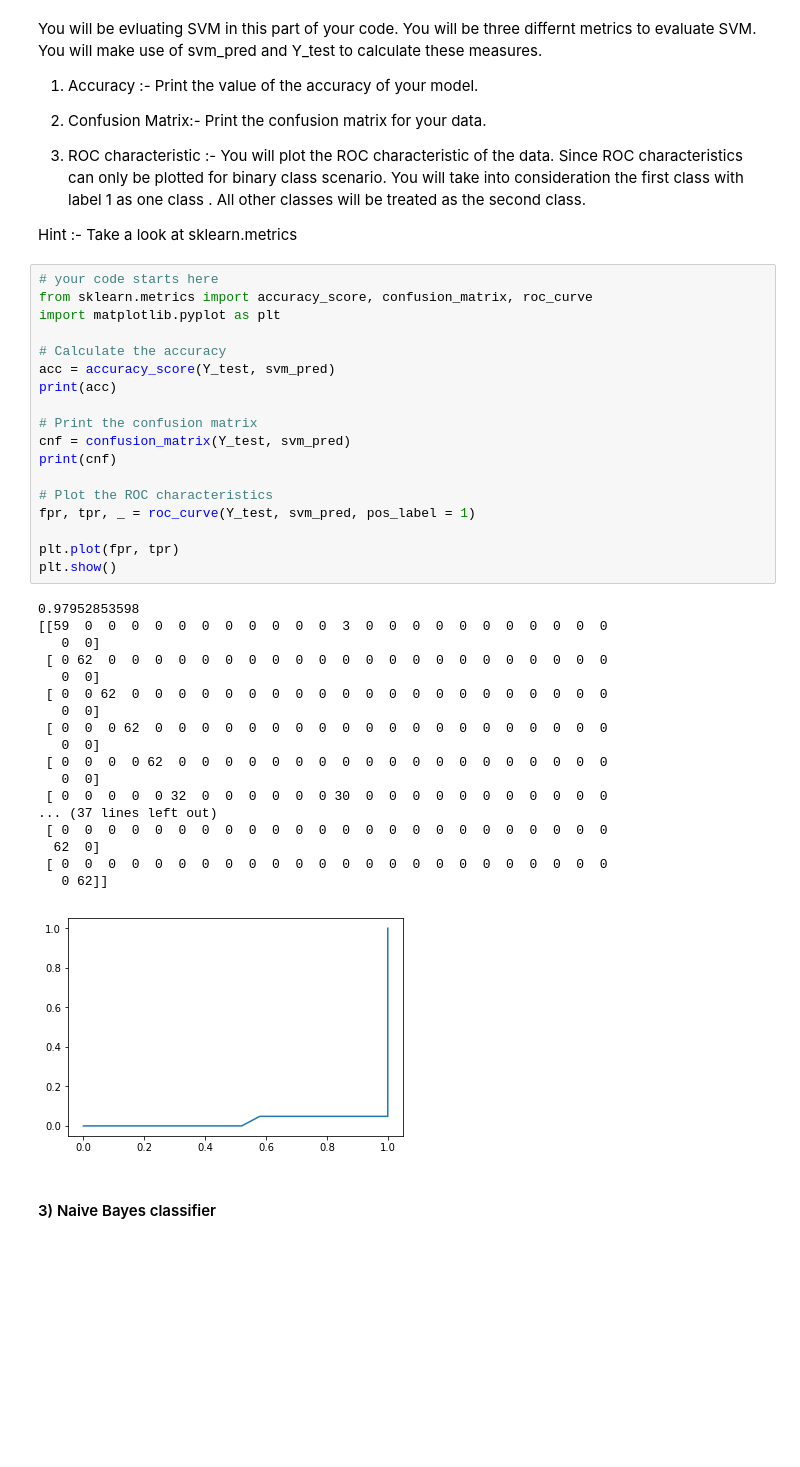
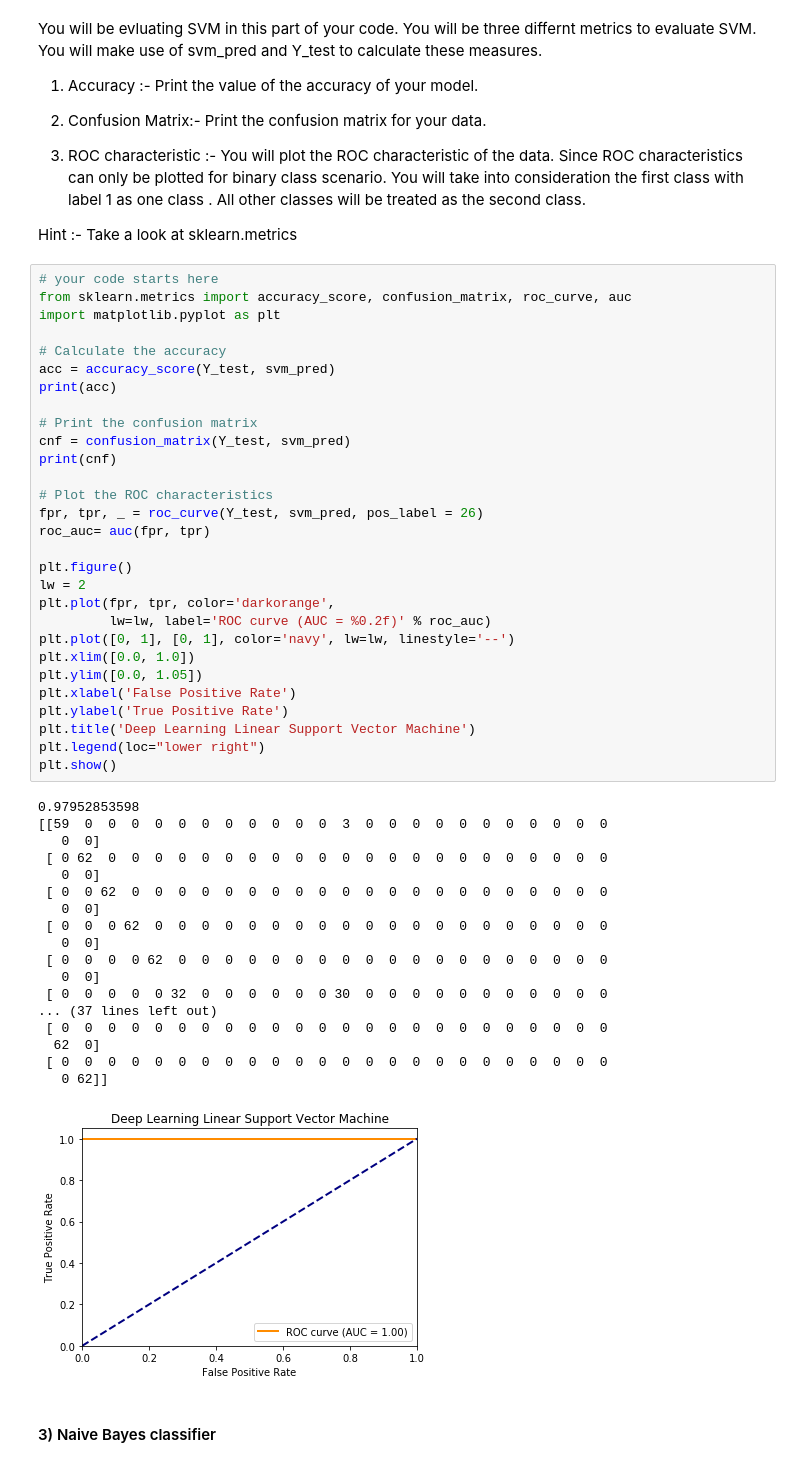
Before and after one commit to alexliyang/hand-gesture-classification, a Jupyter notebook: DeepFeatures.ipynb, the cells around one changed output. Saved outputs shown, nothing was run; the diff lists cells and outputs as text; blank space fills up the shorter version.

Commit message:
Changed ROC curve plot formatting

```diff
--- a/DeepFeatures.ipynb
+++ b/DeepFeatures.ipynb
@@ -106,41 +106,52 @@ You will be evluating SVM in this part of your code. You will be three differnt
 Hint :- Take a look at sklearn.metrics
 # %%
 # your code starts here
-from sklearn.metrics import accuracy_score, confusion_matrix, roc_curve
+from sklearn.metrics import accuracy_score, confusion_matrix, roc_curve, auc
 import matplotlib.pyplot as plt
 
 # Calculate the accuracy
 acc = accuracy_score(Y_test, svm_pred)
 print(acc)
 
 # Print the confusion matrix
 cnf = confusion_matrix(Y_test, svm_pred)
 print(cnf)
 
 # Plot the ROC characteristics
-fpr, tpr, _ = roc_curve(Y_test, svm_pred, pos_label = 1)
+fpr, tpr, _ = roc_curve(Y_test, svm_pred, pos_label = 26)
+roc_auc= auc(fpr, tpr)
 
-plt.plot(fpr, tpr)
+plt.figure()
+lw = 2
+plt.plot(fpr, tpr, color='darkorange',
+         lw=lw, label='ROC curve (AUC = %0.2f)' % roc_auc)
+plt.plot([0, 1], [0, 1], color='navy', lw=lw, linestyle='--')
+plt.xlim([0.0, 1.0])
+plt.ylim([0.0, 1.05])
+plt.xlabel('False Positive Rate')
+plt.ylabel('True Positive Rate')
+plt.title('Deep Learning Linear Support Vector Machine')
+plt.legend(loc="lower right")
 plt.show()
 # %% [output]
 0.97952853598
 [[59  0  0  0  0  0  0  0  0  0  0  0  3  0  0  0  0  0  0  0  0  0  0  0
    0  0]
  [ 0 62  0  0  0  0  0  0  0  0  0  0  0  0  0  0  0  0  0  0  0  0  0  0
    0  0]
  [ 0  0 62  0  0  0  0  0  0  0  0  0  0  0  0  0  0  0  0  0  0  0  0  0
    0  0]
  [ 0  0  0 62  0  0  0  0  0  0  0  0  0  0  0  0  0  0  0  0  0  0  0  0
    0  0]
  [ 0  0  0  0 62  0  0  0  0  0  0  0  0  0  0  0  0  0  0  0  0  0  0  0
    0  0]
  [ 0  0  0  0  0 32  0  0  0  0  0  0 30  0  0  0  0  0  0  0  0  0  0  0
 ... (37 lines left out)
  [ 0  0  0  0  0  0  0  0  0  0  0  0  0  0  0  0  0  0  0  0  0  0  0  0
   62  0]
  [ 0  0  0  0  0  0  0  0  0  0  0  0  0  0  0  0  0  0  0  0  0  0  0  0
    0 62]]
-[figure, old version]
+[figure, new version]
 # %% [markdown]
 #### 3)  Naive Bayes classifier
 # %% [markdown]
```
Also changed, not shown: parts of 2 cells of this notebook, 1 other file.
